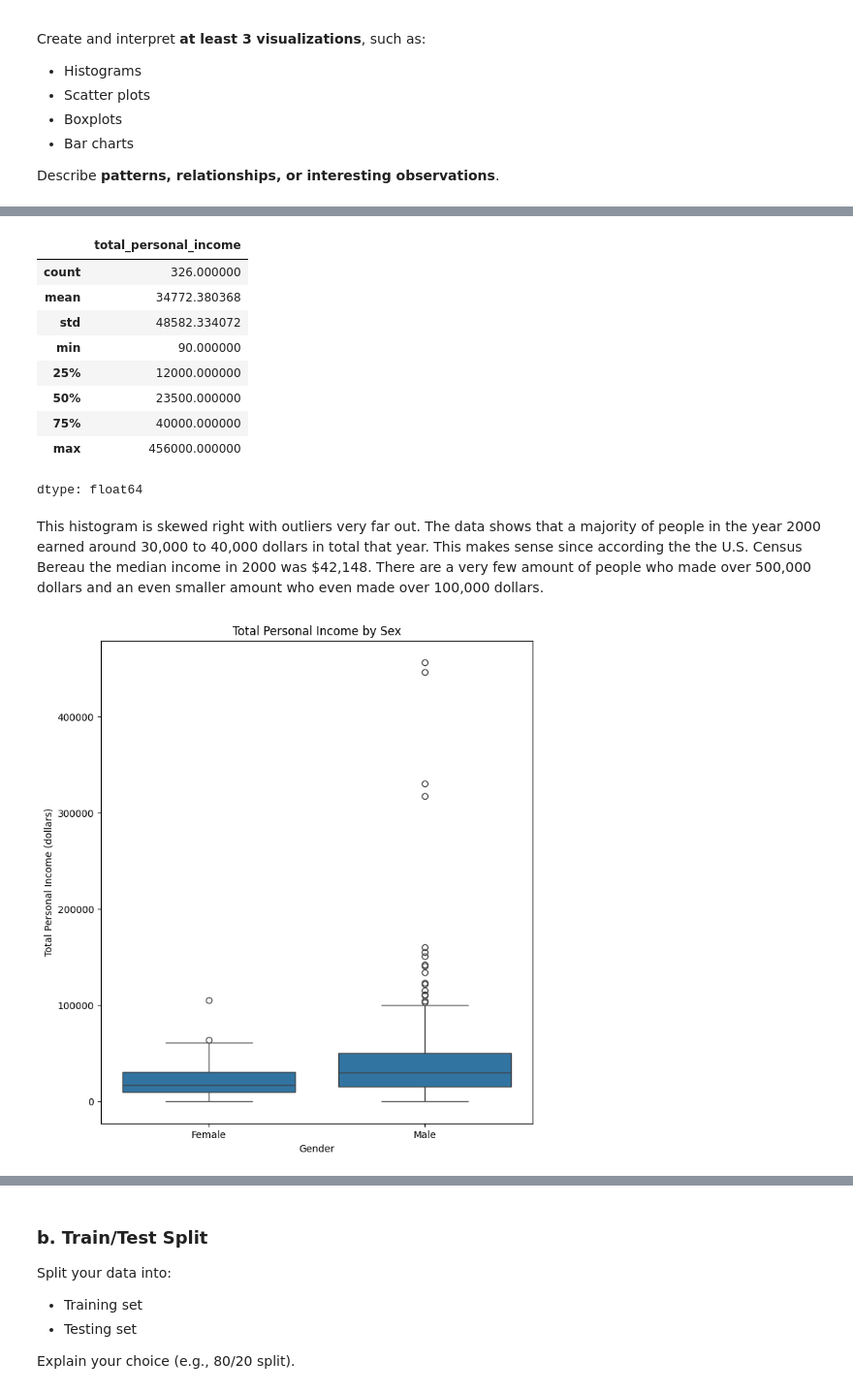
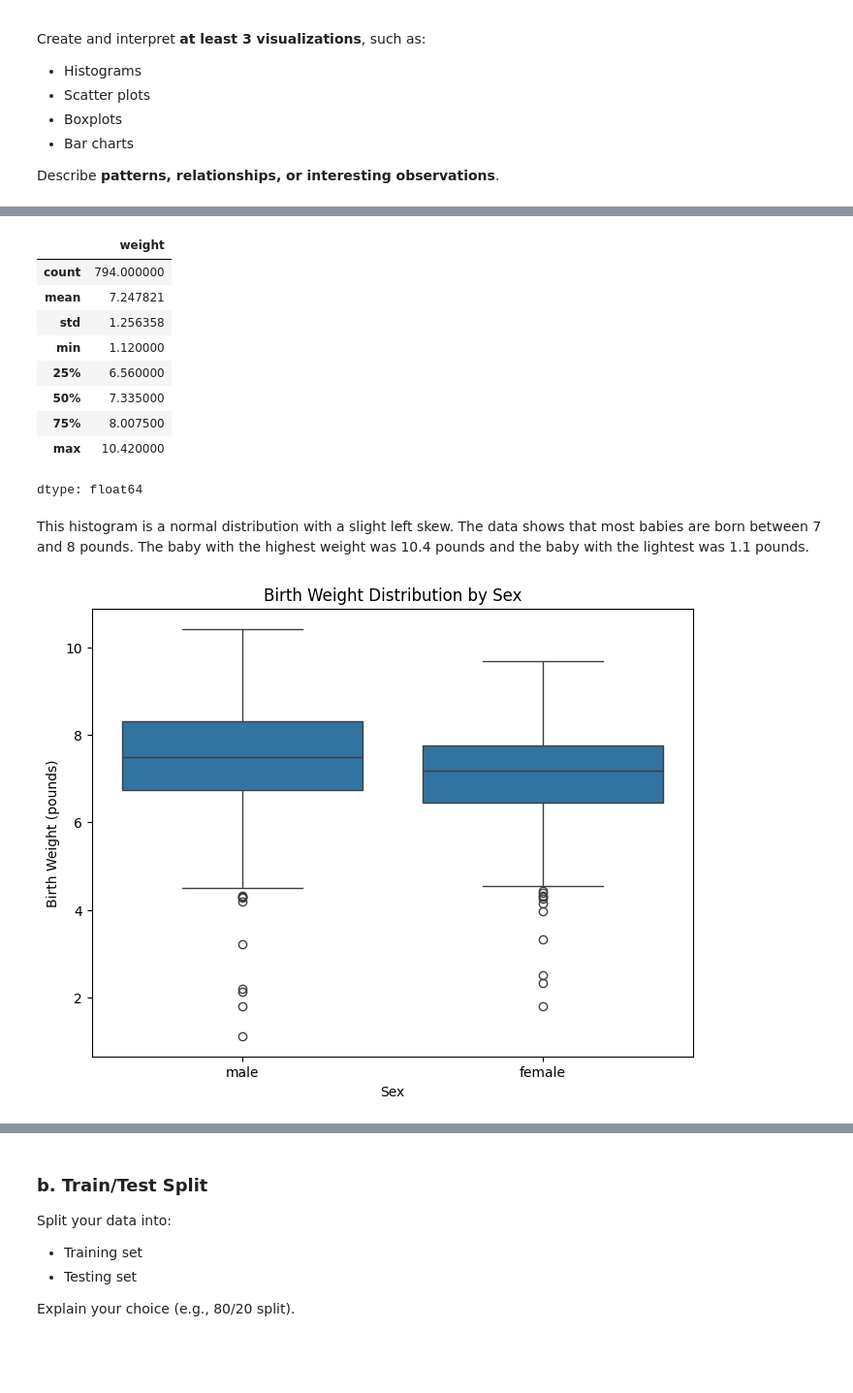
Before and after one commit to Nikolai-N484/Data201_NikolaiN, a Jupyter notebook: Project2/Nikolai_Navarro_Project2_Week11.ipynb, the cells around one changed output, grey strips where cells are left out. Shown at 97% size. Drawn from its saved outputs; the diff is of its cells as text; code cells hidden in the pictures; blank space fills up the shorter version.

```diff
--- a/Project2/Nikolai_Navarro_Project2_Week11.ipynb
+++ b/Project2/Nikolai_Navarro_Project2_Week11.ipynb
@@ -44,9 +44,9 @@ import seaborn as sns
 import statsmodels.formula.api as smf
 from sklearn.linear_model import LogisticRegression
 from sklearn.model_selection import train_test_split
-from sklearn.metrics import accuracy_score, confusion_matrix, roc_auc_score, roc_curve
+from sklearn.metrics import accuracy_score, confusion_matrix, roc_auc_score, roc_curve, mean_squared_error, r2_score
 
-df = pd.read_csv("https://raw.githubusercontent.com/Nikolai-N484/Data201_NikolaiN/refs/heads/main/Project2/census.csv")
+df = pd.read_csv("https://raw.githubusercontent.com/Nikolai-N484/Data201_NikolaiN/refs/heads/main/Project2/births14.csv")
 
-df.head()
+df
 # %% [output]
@@ -83,7 +95,6 @@ total_personal_income    108
 dtype: int64
 # %%
-df["total_personal_income"] = df["total_personal_income"].fillna(df["total_personal_income"].mean())
-df["total_family_income"] = df["total_family_income"].fillna(df["total_family_income"].mean())
+df = df.dropna()
 
 count_nan2 = df.isna().sum()
 
@@ -100,8 +116 @@ total_personal_income    0
 dtype: int64
-# %%
-df = df[df["age"] > 18]
-df = df[df["total_personal_income"] > 0]
-
-shape2 = df.shape
-
-print(shape2)
@@ -145,24 +163,24 @@ plt.show()
 # %%
-df["total_personal_income"].describe()
+df["weight"].describe()
 # %% [output]
-|  | total_personal_income |
-| count | 326.000000 |
-| mean | 34772.380368 |
-| std | 48582.334072 |
-| min | 90.000000 |
-| 25% | 12000.000000 |
-| 50% | 23500.000000 |
-| 75% | 40000.000000 |
-| max | 456000.000000 |
+|  | weight |
+| count | 794.000000 |
+| mean | 7.247821 |
+| std | 1.256358 |
+| min | 1.120000 |
+| 25% | 6.560000 |
+| 50% | 7.335000 |
+| 75% | 8.007500 |
+| max | 10.420000 |
 dtype: float64
-# %% [markdown]
-This histogram is skewed right with outliers very far out. The data shows that a majority of people in the year 2000 earned around 30,000 to 40,000 dollars in total that year. This makes sense since according the the U.S. Census Bereau the median income in 2000 was $42,148. There are a very few amount of people who made over 500,000 dollars and an even smaller amount who even made over 100,000 dollars.
+# %% [markdown]
+This histogram is a normal distribution with a slight left skew. The data shows that most babies are born between 7 and 8 pounds. The baby with the highest weight was 10.4 pounds and the baby with the lightest was 1.1 pounds.
 # %%
-plt.figure(figsize=(8, 9))
-sns.boxplot(x="sex", y="total_personal_income", data=df)
-plt.xlabel("Gender")
-plt.ylabel("Total Personal Income (dollars)")
-plt.title("Total Personal Income by Sex")
+plt.figure(figsize=(8, 6))
+sns.boxplot(x="sex", y="weight", data=df)
+plt.xlabel("Sex")
+plt.ylabel("Birth Weight (pounds)")
+plt.title("Birth Weight Distribution by Sex")
 plt.show()
 # %% [output]
-[figure, old version]
+[figure, new version]
```
Also changed, not shown: parts of 30 cells of this notebook.
